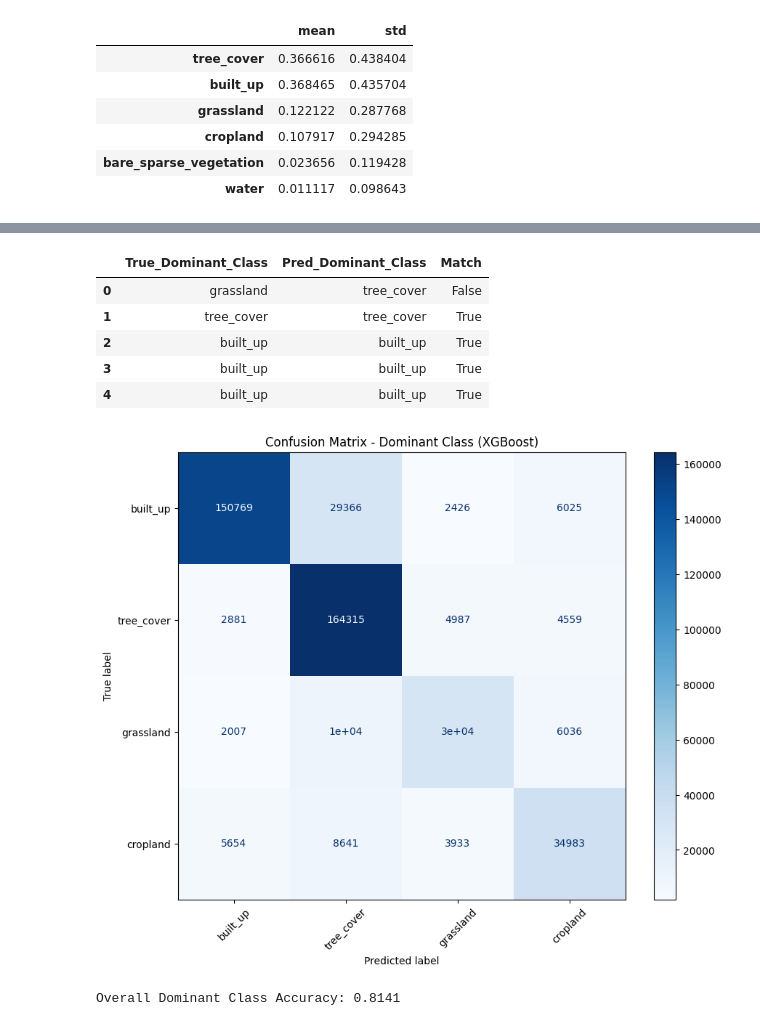
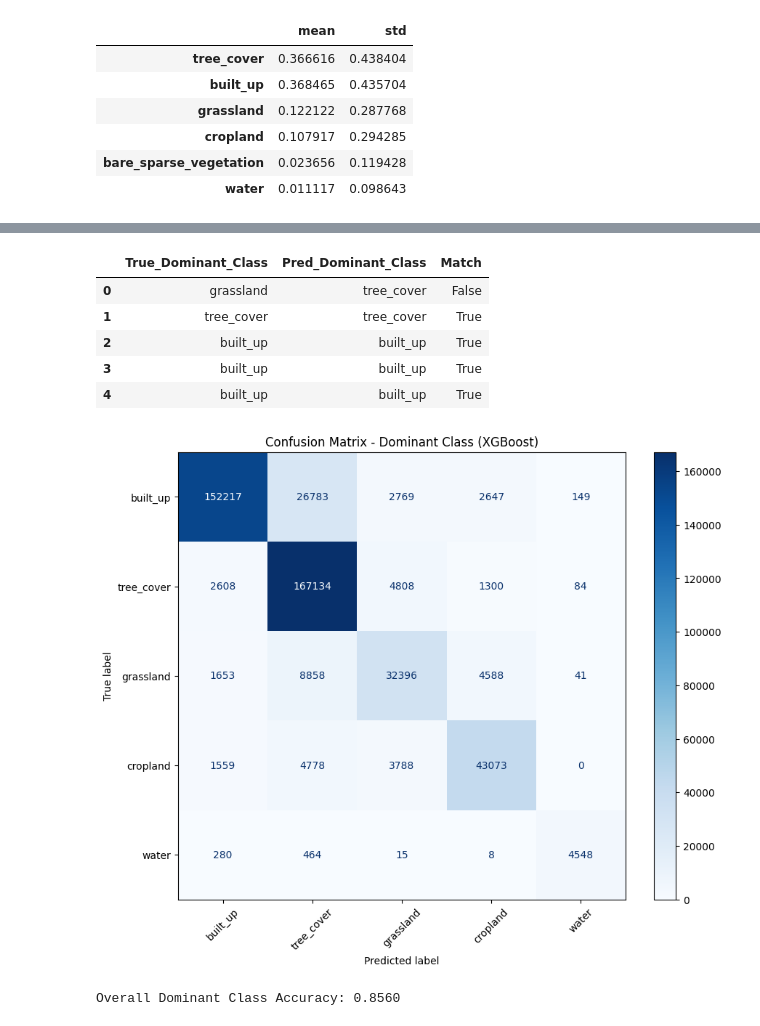
Before and after one commit to mac-edmondson/nuremberg-future-land-cover-prediticion, a Jupyter notebook: baseline/multioutput_baseline.ipynb, the cells around one changed output, grey strips where cells are left out. Drawn from its saved outputs; the diff is of its cells as text; code cells hidden in the pictures.

```diff
--- a/baseline/multioutput_baseline.ipynb
+++ b/baseline/multioutput_baseline.ipynb
@@ -36,10 +44,10 @@ year                        int64
 .geo                          str
 dtype: object
 # %%
-df_2020 = df_2020.drop(columns=['system:index', 'image_count', '.geo', 'x', 'y', 'year', 'cell_id'])
+df_2020 = df_2020.drop(columns=['system:index', 'image_count', '.geo', 'year', 'cell_id'])
 df_2020 = df_2020.fillna(df_2020.mean())
 
-df_2021 = df_2021.drop(columns=['system:index', 'image_count', '.geo', 'x', 'y', 'year', 'cell_id'])
+df_2021 = df_2021.drop(columns=['system:index', 'image_count', '.geo', 'year', 'cell_id'])
 df_2021 = df_2021.fillna(df_2021.mean())
 # %%
 # B1, B9, B10
@@ -92,11 +112,13 @@ df_2021['NDWI'] = (df_2021['B3'] - df_2021['B8']) / (df_2021['B3'] + df_2021['B8
 # %%
-X_train = df_2020.drop(columns=all_target_cols)
+X_train = df_2020.drop(columns=target_labels + remaining_target)
+X_train = X_train.drop(columns=['B4', 'B7', 'B8', 'NDBI'])
 # X_train = df_2020[['B3_median', 'B8_median', 'B5_median', 'B6_median', 'B4_median', 'B11_median',  'NDVI']]
-y_train = df_2020[selected_labels]
+y_train = df_2020[target_labels]
 
-X_test = df_2021.drop(columns=all_target_cols)
+X_test = df_2021.drop(columns=target_labels + remaining_target)
+X_test = X_test.drop(columns=['B4', 'B7', 'B8', 'NDBI'])
 # X_test = df_2021[['B3_median', 'B8_median', 'B5_median', 'B6_median', 'B4_median', 'B11_median',  'NDVI']]
-y_test = df_2021[selected_labels]
+y_test = df_2021[target_labels]
 # %%
 X_train.columns, y_train.columns
 # %% [output]
@@ -140,8 +162,19 @@ models = {
     #     ("scaler", StandardScaler()),
     #     ("svr", MultiOutputRegressor(SVR(kernel='rbf', C=100, epsilon=0.1)))
     # ]),
-    "Random Forest": RandomForestRegressor(n_estimators=100, random_state=42, max_depth=10),
-    "XGBoost": MultiOutputRegressor(XGBRegressor(n_estimators=100, learning_rate=0.1, random_state=42))
+    "Random Forest": RandomForestRegressor(n_estimators=100, random_state=42, max_depth=10, n_jobs=-1),
+    "XGBoost": MultiOutputRegressor(XGBRegressor(n_estimators=865, learning_rate=0.01, random_state=42,
+                                                 max_depth=10,
+                                                 gamma=0.02,
+                                                 min_child_weight=4,
+                                                 reg_alpha=2.098,
+                                                 reg_lambda=1.31,
+                                                 colsample_bytree=0.82,
+                                                 subsample=0.88,
+                                                 n_jobs=-1,
+                                                 ),
+                                    n_jobs=-1
+                                    )
 }
 
 results = []
@@ -231,7 +264,8 @@ current_labels = [
     # 'vegetation',
     'built_up',
     'tree_cover', 'grassland', 'cropland',
-    # 'bare_sparse_vegetation', 'water'
+    # 'bare_sparse_vegetation',
+    'water'
 ]
 
 best_model_name = "XGBoost"
@@ -244,32 +278,32 @@ y_pred_df = pd.DataFrame(y_pred_array, columns=current_labels)
 true_dominant = y_test[current_labels].idxmax(axis=1).reset_index(drop=True)
 pred_dominant = y_pred_df.idxmax(axis=1)
 
 # 4. Build comparison table
 comparison_df = pd.DataFrame({
     'True_Dominant_Class': true_dominant,
     'Pred_Dominant_Class': pred_dominant
 })
 comparison_df['Match'] = comparison_df['True_Dominant_Class'] == comparison_df['Pred_Dominant_Class']
 
 # 5. Output results
 display(comparison_df.head(5))
 
 # 6. Generate Confusion Matrix
 cm = confusion_matrix(true_dominant, pred_dominant, labels=current_labels)
 plt.figure(figsize=(10, 8))
 disp = ConfusionMatrixDisplay(confusion_matrix=cm, display_labels=current_labels)
 disp.plot(cmap='Blues', xticks_rotation=45, ax=plt.gca())
 plt.title(f'Confusion Matrix - Dominant Class ({best_model_name})')
 plt.show()
 
 accuracy = comparison_df['Match'].mean()
 print(f"Overall Dominant Class Accuracy: {accuracy:.4f}")
 # %% [output]
 |  | True_Dominant_Class | Pred_Dominant_Class | Match |
 | 0 | grassland | tree_cover | False |
 | 1 | tree_cover | tree_cover | True |
 | 2 | built_up | built_up | True |
 | 3 | built_up | built_up | True |
 | 4 | built_up | built_up | True |
-[figure, old version]
+[figure, new version]
-Overall Dominant Class Accuracy: 0.8141
+Overall Dominant Class Accuracy: 0.8560
```
Also changed, not shown: parts of 8 cells of this notebook, 1 other file.
